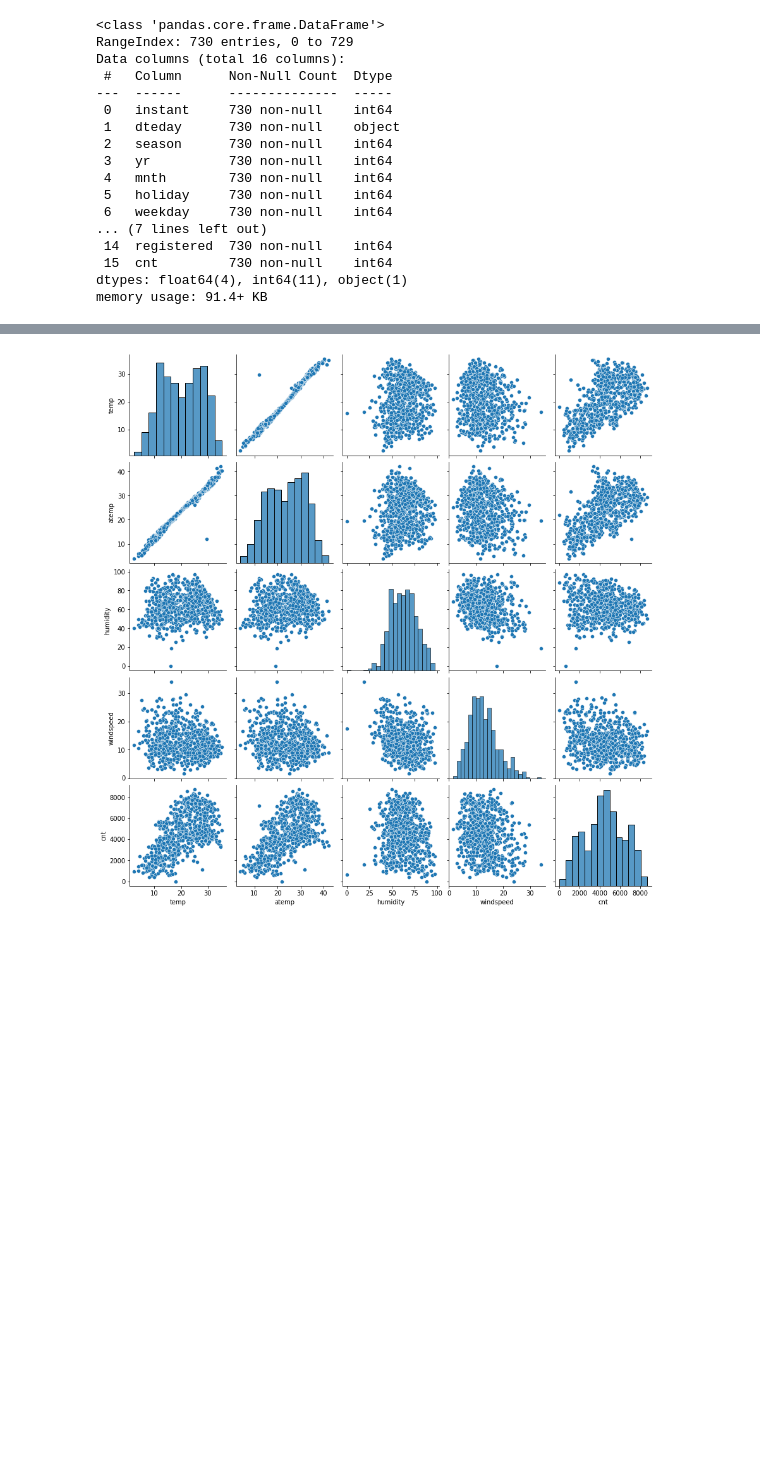
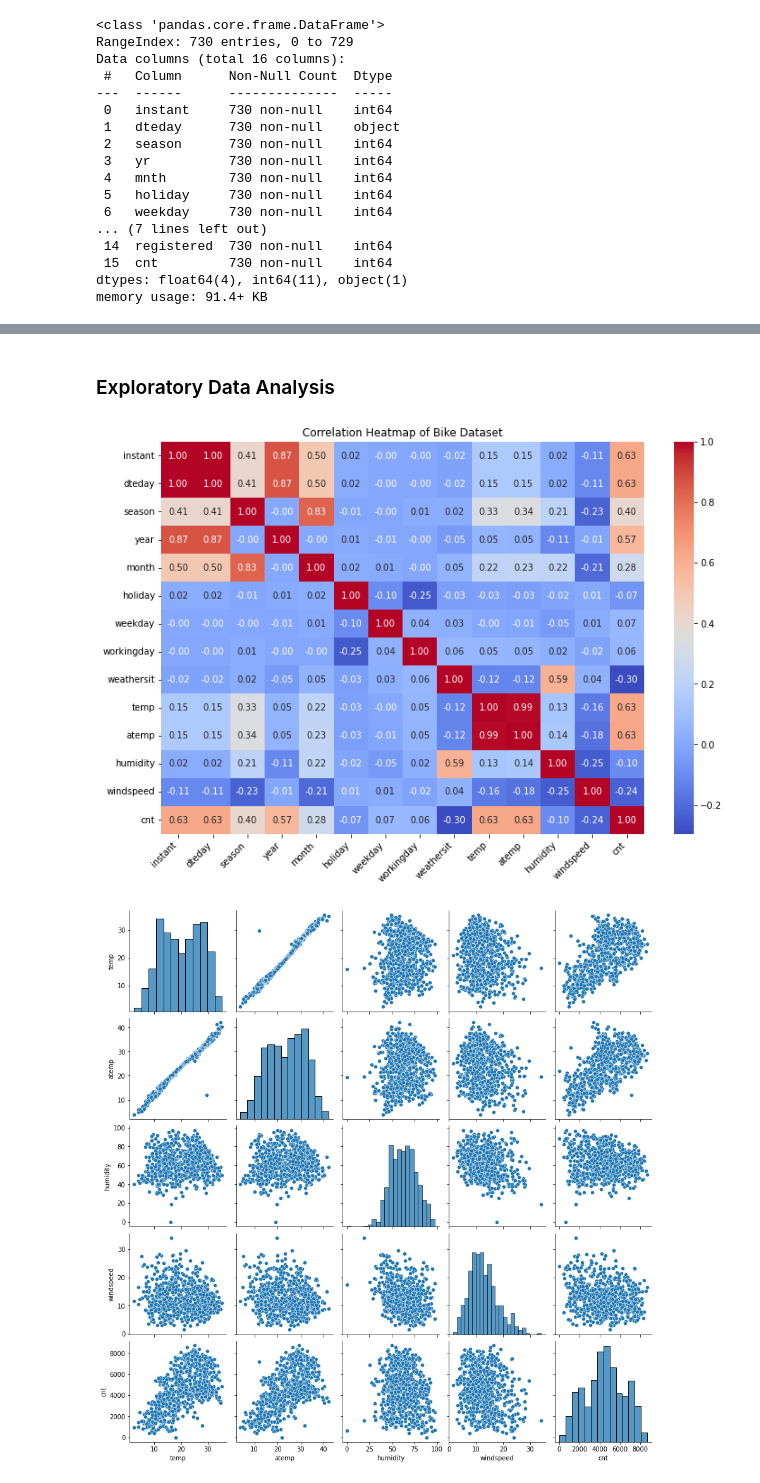
Before and after one commit to rajeshraoj/bike_rides, a Jupyter notebook: bikes_linear_regression.ipynb, the cells around one changed output, grey strips where cells are left out. Drawn from its saved outputs; the diff is of its cells as text; code cells hidden in the pictures; blank space fills up the shorter version.

```diff
--- a/bikes_linear_regression.ipynb
+++ b/bikes_linear_regression.ipynb
@@ -96,4 +88,27 @@ bike.head()
 | 2 | 3 | 2018-01-03 | 1 | 0 | 1 | 0 | 1 | 1 | 1 | 8.050924 | ... |
 | 3 | 4 | 2018-01-04 | 1 | 0 | 1 | 0 | 2 | 1 | 1 | 8.200000 | ... |
 | 4 | 5 | 2018-01-05 | 1 | 0 | 1 | 0 | 3 | 1 | 1 | 9.305237 | ... |
+# %% [markdown]
+### Exploratory Data Analysis
+# %%
+# Calculating the correlation matrix
+corr_matrix = bike.corr()
+
+# Setting up the matplotlib figure
+plt.figure(figsize=(12, 8))
+
+# Drawing the heatmap
+sns.heatmap(corr_matrix, annot=True, fmt=".2f", cmap='coolwarm')
+
+# Adjusting the plot
+plt.xticks(rotation=45, ha='right')
+plt.yticks(rotation=0)
+plt.title('Correlation Heatmap of Bike Dataset')
+
+# Display the heatmap
+plt.show()
+
+# temp and atemp are highly co-related columns
+# %% [output]
+[figure, added]
 # %%
```
Also changed, not shown: parts of 63 cells of this notebook.
